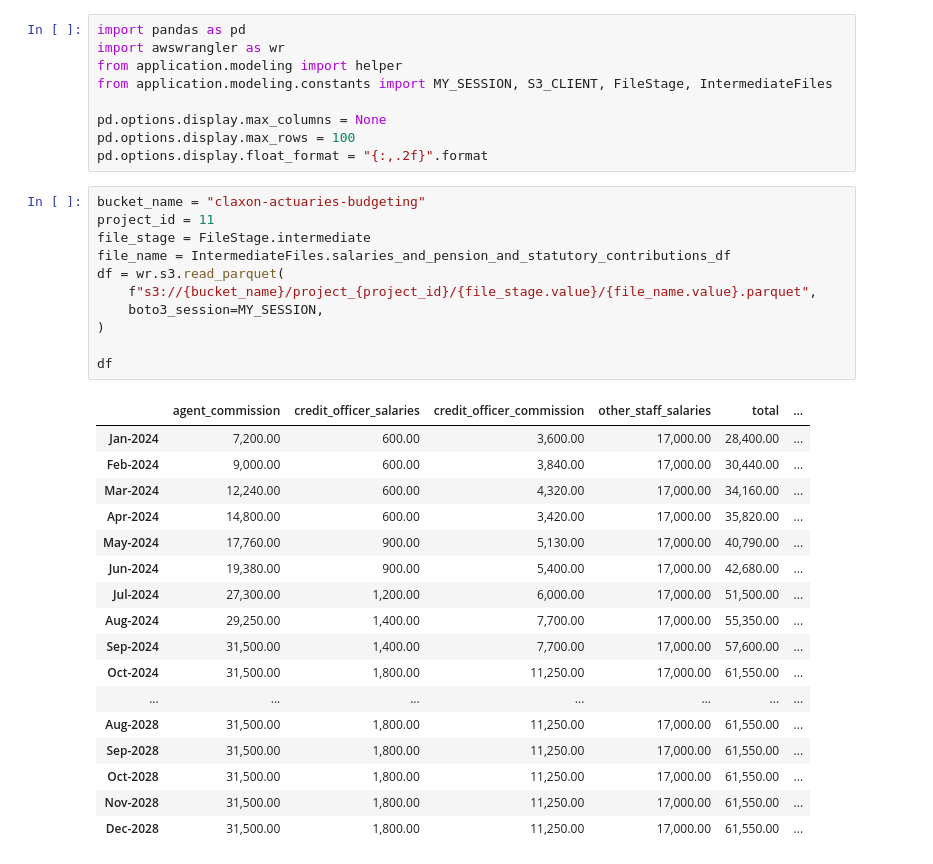
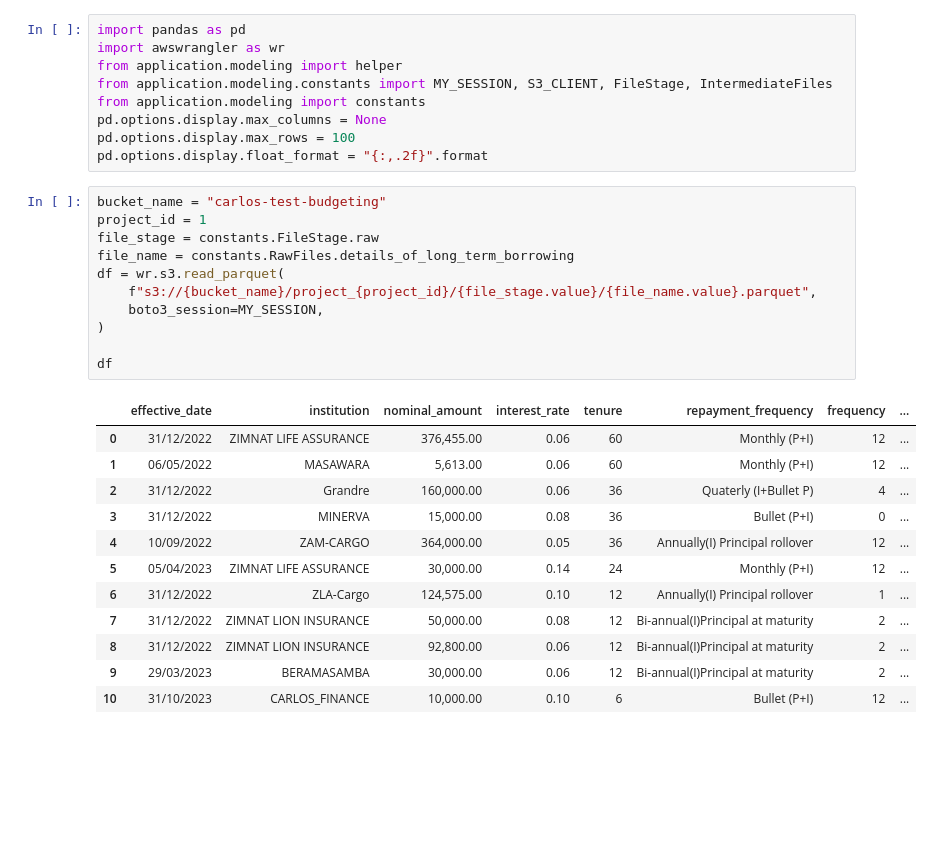
Before and after one commit to judahtc/manage-tenants-template, a Jupyter notebook: notebook_aws.ipynb, the cells around one changed output. Saved outputs shown, nothing was run; the diff lists cells and outputs as text; blank space fills up the shorter version.

```diff
--- a/notebook_aws.ipynb
+++ b/notebook_aws.ipynb
@@ -3,36 +3,31 @@ import pandas as pd
 import awswrangler as wr
 from application.modeling import helper
 from application.modeling.constants import MY_SESSION, S3_CLIENT, FileStage, IntermediateFiles
-
+from application.modeling import constants
 pd.options.display.max_columns = None
 pd.options.display.max_rows = 100
 pd.options.display.float_format = "{:,.2f}".format
 # %%
-bucket_name = "claxon-actuaries-budgeting"
-project_id = 11
-file_stage = FileStage.intermediate
-file_name = IntermediateFiles.salaries_and_pension_and_statutory_contributions_df
+bucket_name = "carlos-test-budgeting"
+project_id = 1
+file_stage = constants.FileStage.raw
+file_name = constants.RawFiles.details_of_long_term_borrowing
 df = wr.s3.read_parquet(
     f"s3://{bucket_name}/project_{project_id}/{file_stage.value}/{file_name.value}.parquet",
     boto3_session=MY_SESSION,
 )
 
 df
 # %% [output]
-|  | agent_commission | credit_officer_salaries | credit_officer_commission | other_staff_salaries | total | ... |
-| Jan-2024 | 7,200.00 | 600.00 | 3,600.00 | 17,000.00 | 28,400.00 | ... |
-| Feb-2024 | 9,000.00 | 600.00 | 3,840.00 | 17,000.00 | 30,440.00 | ... |
-| Mar-2024 | 12,240.00 | 600.00 | 4,320.00 | 17,000.00 | 34,160.00 | ... |
-| Apr-2024 | 14,800.00 | 600.00 | 3,420.00 | 17,000.00 | 35,820.00 | ... |
-| May-2024 | 17,760.00 | 900.00 | 5,130.00 | 17,000.00 | 40,790.00 | ... |
-| Jun-2024 | 19,380.00 | 900.00 | 5,400.00 | 17,000.00 | 42,680.00 | ... |
-| Jul-2024 | 27,300.00 | 1,200.00 | 6,000.00 | 17,000.00 | 51,500.00 | ... |
-| Aug-2024 | 29,250.00 | 1,400.00 | 7,700.00 | 17,000.00 | 55,350.00 | ... |
-| Sep-2024 | 31,500.00 | 1,400.00 | 7,700.00 | 17,000.00 | 57,600.00 | ... |
-| Oct-2024 | 31,500.00 | 1,800.00 | 11,250.00 | 17,000.00 | 61,550.00 | ... |
-| ... | ... | ... | ... | ... | ... | ... |
-| Aug-2028 | 31,500.00 | 1,800.00 | 11,250.00 | 17,000.00 | 61,550.00 | ... |
-| Sep-2028 | 31,500.00 | 1,800.00 | 11,250.00 | 17,000.00 | 61,550.00 | ... |
-| Oct-2028 | 31,500.00 | 1,800.00 | 11,250.00 | 17,000.00 | 61,550.00 | ... |
-| Nov-2028 | 31,500.00 | 1,800.00 | 11,250.00 | 17,000.00 | 61,550.00 | ... |
-| Dec-2028 | 31,500.00 | 1,800.00 | 11,250.00 | 17,000.00 | 61,550.00 | ... |
+|  | effective_date | institution | nominal_amount | interest_rate | tenure | repayment_frequency | frequency | ... |
+| 0 | 31/12/2022 | ZIMNAT LIFE ASSURANCE | 376,455.00 | 0.06 | 60 | Monthly (P+I) | 12 | ... |
+| 1 | 06/05/2022 | MASAWARA | 5,613.00 | 0.06 | 60 | Monthly (P+I) | 12 | ... |
+| 2 | 31/12/2022 | Grandre | 160,000.00 | 0.06 | 36 | Quaterly (I+Bullet P) | 4 | ... |
+| 3 | 31/12/2022 | MINERVA | 15,000.00 | 0.08 | 36 | Bullet (P+I) | 0 | ... |
+| 4 | 10/09/2022 | ZAM-CARGO | 364,000.00 | 0.05 | 36 | Annually(I) Principal rollover | 12 | ... |
+| 5 | 05/04/2023 | ZIMNAT LIFE ASSURANCE | 30,000.00 | 0.14 | 24 | Monthly (P+I) | 12 | ... |
+| 6 | 31/12/2022 | ZLA-Cargo | 124,575.00 | 0.10 | 12 | Annually(I) Principal rollover | 1 | ... |
+| 7 | 31/12/2022 | ZIMNAT LION INSURANCE | 50,000.00 | 0.08 | 12 | Bi-annual(I)Principal at maturity | 2 | ... |
+| 8 | 31/12/2022 | ZIMNAT LION INSURANCE | 92,800.00 | 0.06 | 12 | Bi-annual(I)Principal at maturity | 2 | ... |
+| 9 | 29/03/2023 | BERAMASAMBA | 30,000.00 | 0.06 | 12 | Bi-annual(I)Principal at maturity | 2 | ... |
+| 10 | 31/10/2023 | CARLOS_FINANCE | 10,000.00 | 0.10 | 6 | Bullet (P+I) | 12 | ... |
```
Also changed, not shown: 6 other files.
